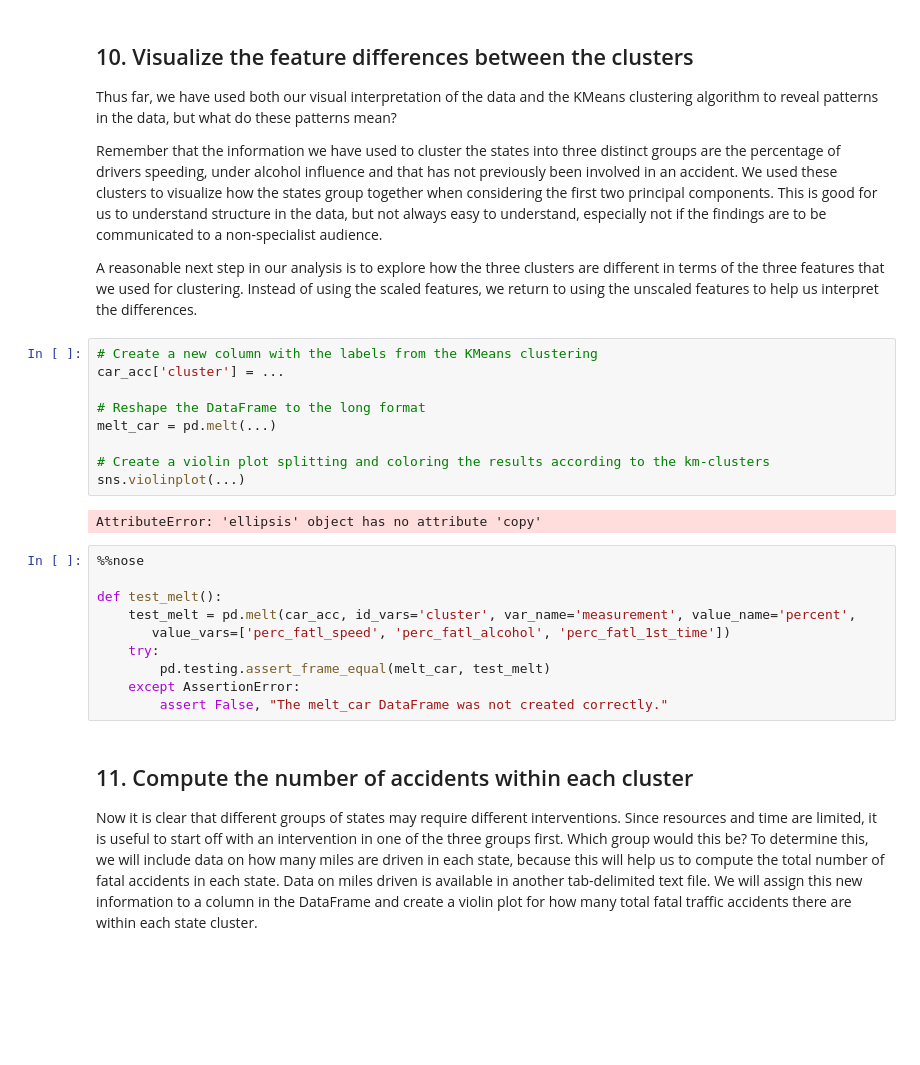
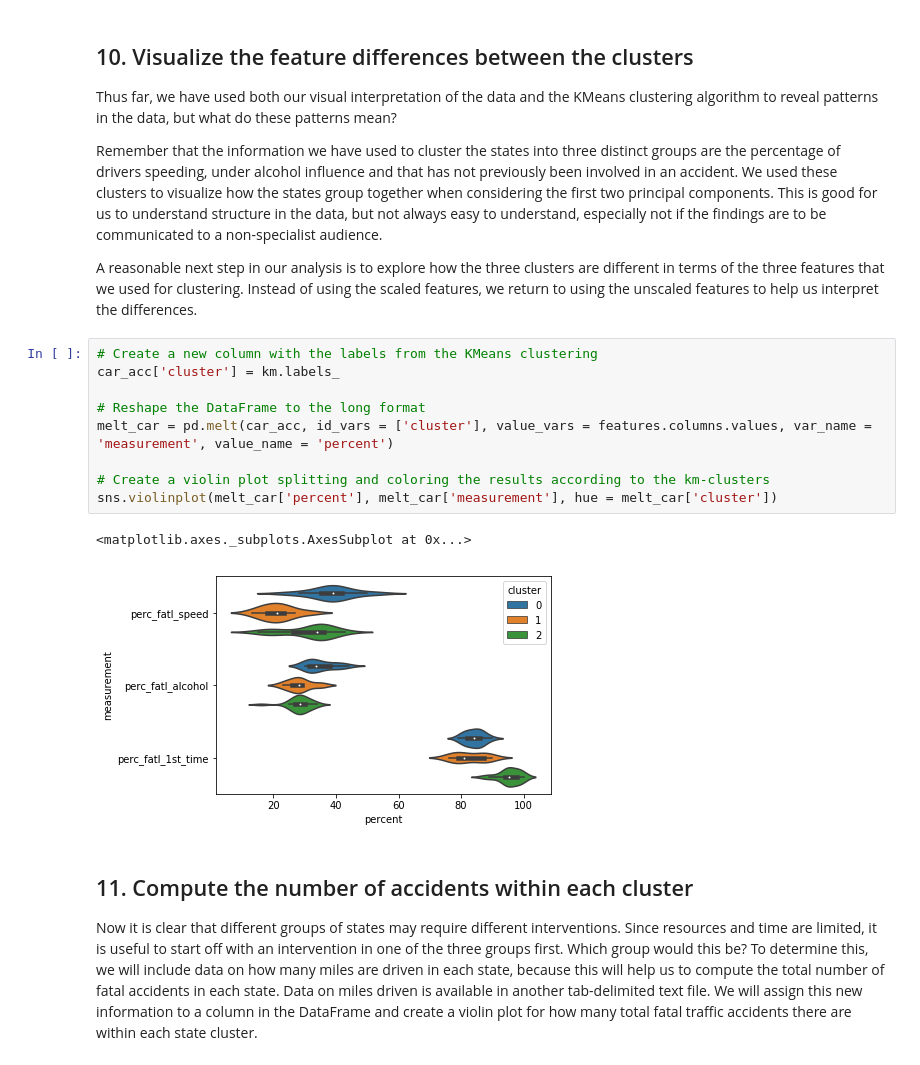
Before and after one commit to anishreddy3/traffic_mortality_analysis, a Jupyter notebook: notebook.ipynb, the cells around one changed output. Drawn from its saved outputs; the diff is of its cells as text; blank space fills up the shorter version.

```diff
--- a/notebook.ipynb
+++ b/notebook.ipynb
@@ -452,25 +264,16 @@ AttributeError: 'ellipsis' object has no attribute 'labels_'
 <p>A reasonable next step in our analysis is to explore how the three clusters are different in terms of the three features that we used for clustering. Instead of using the scaled features, we return to using the unscaled features to help us interpret the differences.</p>
 # %%
 # Create a new column with the labels from the KMeans clustering
-car_acc['cluster'] = ...
+car_acc['cluster'] = km.labels_
 
 # Reshape the DataFrame to the long format
-melt_car = pd.melt(...)
+melt_car = pd.melt(car_acc, id_vars = ['cluster'], value_vars = features.columns.values, var_name = 'measurement', value_name = 'percent')
 
 # Create a violin plot splitting and coloring the results according to the km-clusters
-sns.violinplot(...)
+sns.violinplot(melt_car['percent'], melt_car['measurement'], hue = melt_car['cluster'])
 # %% [output]
-AttributeError: 'ellipsis' object has no attribute 'copy'
+<matplotlib.axes._subplots.AxesSubplot at 0x...>
+[figure, added]
-# %%
-%%nose
-
-def test_melt():
-    test_melt = pd.melt(car_acc, id_vars='cluster', var_name='measurement', value_name='percent',
-       value_vars=['perc_fatl_speed', 'perc_fatl_alcohol', 'perc_fatl_1st_time'])
-    try:
-        pd.testing.assert_frame_equal(melt_car, test_melt)
-    except AssertionError:
-        assert False, "The melt_car DataFrame was not created correctly."
 # %% [markdown]
 ## 11. Compute the number of accidents within each cluster
 <p>Now it is clear that different groups of states may require different interventions. Since resources and time are limited, it is useful to start off with an intervention in one of the three groups first. Which group would this be? To determine this, we will include data on how many miles are driven in each state, because this will help us to compute the total number of fatal accidents in each state. Data on miles driven is available in another tab-delimited text file. We will assign this new information to a column in the DataFrame and create a violin plot for how many total fatal traffic accidents there are within each state cluster.</p>
```
Also changed, not shown: parts of 13 cells of this notebook.
